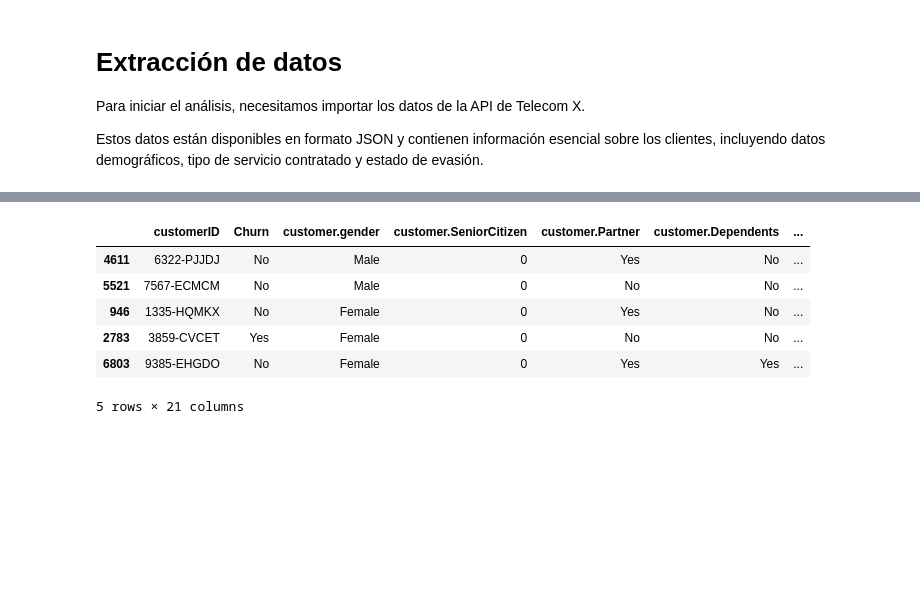
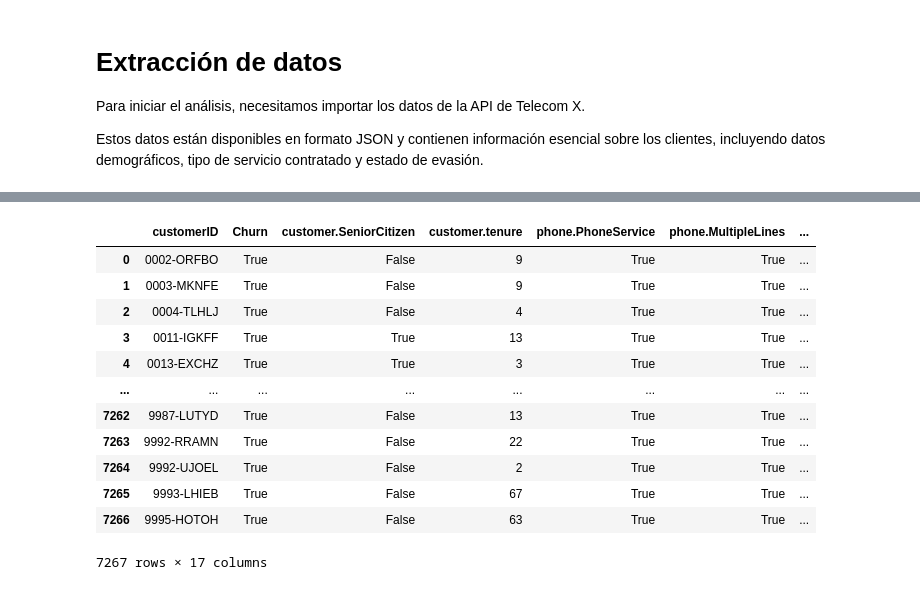
Before and after one commit to DanielConCode/TelecomX, a Jupyter notebook: TelecomX.ipynb, the cells around one changed output, grey strips where cells are left out. Drawn from its saved outputs; the diff is of its cells as text; code cells hidden in the pictures; blank space fills up the shorter version.

Commit message:
Transformación de datos

```diff
--- a/TelecomX.ipynb
+++ b/TelecomX.ipynb
@@ -37,0 +129,20 @@ df = pd.json_normalize(datos) # Normalizamos los datos para almacenarlos en un d
+# %%
+# Modificando el tipo de datos del dataframe
+
+cols_bool = ['Churn', 'customer.SeniorCitizen', 'phone.PhoneService', 'phone.MultipleLines', 'internet.OnlineSecurity', 'internet.OnlineBackup', 'internet.DeviceProtection', 'internet.TechSupport', 'internet.StreamingTV', 'internet.StreamingMovies']
+
+for col in cols_bool:
+  df[col] = df[col].astype(bool)
+
+df['account.Charges.Total'] = df['account.Charges.Total'].astype(np.float64)
+# %%
+# Identificar las columnas más relevantes para el análisis de evasión.
+
+columnas = list(df.columns)
+
+indices = [0,1,3,6,7,8,9,10,11,12,13,14,15,16,19,20]
+
+columnas_relevantes = []
+
+for i in indices:
+  columnas_relevantes.append(columnas[i])
@@ -37,0 +205,6 @@ df = pd.json_normalize(datos) # Normalizamos los datos para almacenarlos en un d
+# %%
+# Remplazamos nuestro dataframe con las correciones e incluyendo solo las columnas relevantes
+
+df = df[columnas_relevantes]
+
+df
@@ -38,10 +229,18 @@ df = pd.json_normalize(datos) # Normalizamos los datos para almacenarlos en un d
+# %%
+df['Cuentas_Diarias'] = (df['account.Charges.Monthly'] / 30).round(2)
 # %%
-df.sample(5)
+df
 # %% [output]
-|  | customerID | Churn | customer.gender | customer.SeniorCitizen | customer.Partner | customer.Dependents | ... |
-| 4611 | 6322-PJJDJ | No | Male | 0 | Yes | No | ... |
-| 5521 | 7567-ECMCM | No | Male | 0 | No | No | ... |
-| 946 | 1335-HQMKX | No | Female | 0 | Yes | No | ... |
-| 2783 | 3859-CVCET | Yes | Female | 0 | No | No | ... |
-| 6803 | 9385-EHGDO | No | Female | 0 | Yes | Yes | ... |
+|  | customerID | Churn | customer.SeniorCitizen | customer.tenure | phone.PhoneService | phone.MultipleLines | ... |
+| 0 | 0002-ORFBO | True | False | 9 | True | True | ... |
+| 1 | 0003-MKNFE | True | False | 9 | True | True | ... |
+| 2 | 0004-TLHLJ | True | False | 4 | True | True | ... |
+| 3 | 0011-IGKFF | True | True | 13 | True | True | ... |
+| 4 | 0013-EXCHZ | True | True | 3 | True | True | ... |
+| ... | ... | ... | ... | ... | ... | ... | ... |
+| 7262 | 9987-LUTYD | True | False | 13 | True | True | ... |
+| 7263 | 9992-RRAMN | True | False | 22 | True | True | ... |
+| 7264 | 9992-UJOEL | True | False | 2 | True | True | ... |
+| 7265 | 9993-LHIEB | True | False | 67 | True | True | ... |
+| 7266 | 9995-HOTOH | True | False | 63 | True | True | ... |
-5 rows × 21 columns
+7267 rows × 17 columns
```
Also changed, not shown: parts of 25 cells of this notebook.
